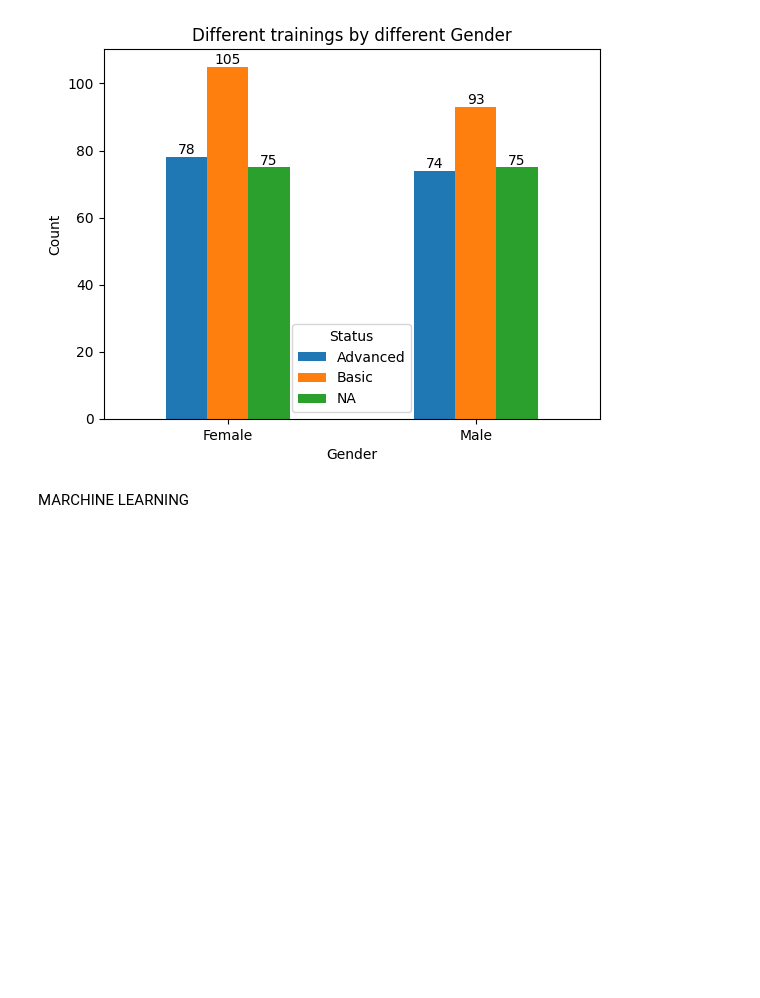
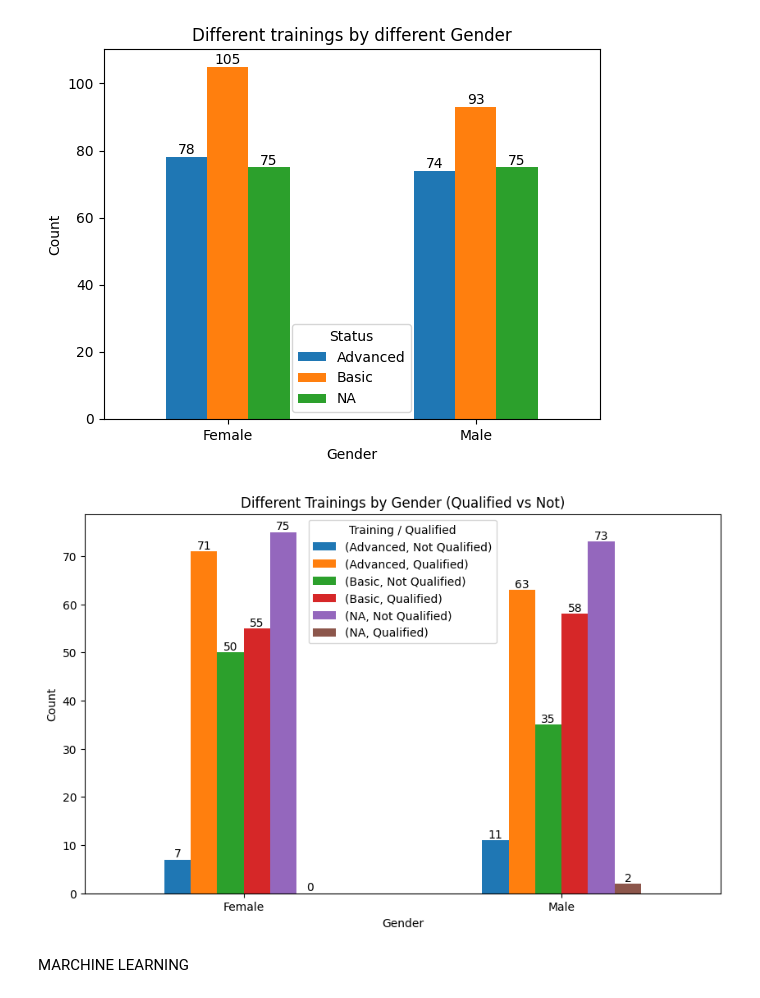
Before and after one commit to sylviaalice58/drivinglincense-, a Jupyter notebook: eda.ipynb, the cells around one changed output. Cells and saved outputs as stored; diff of their text form; code cells hidden in the pictures; blank space fills up the shorter version.

Commit message:
data science

```diff
--- a/eda.ipynb
+++ b/eda.ipynb
@@ -369,6 +369,33 @@ for container in ax.containers:
 plt.show()
 # %% [output]
 [figure]
+# %%
+import pandas as pd
+import matplotlib.pyplot as plt
+
+# Create crosstab with multiple columns
+ct = pd.crosstab(
+    index=data['Gender'],
+    columns=[data['Training'], data['Qualified']]
+)
+
+# Plot
+ax = ct.plot(kind='bar', figsize=(10,6))
+
+plt.title('Different Trainings by Gender (Qualified vs Not)')
+plt.xlabel('Gender')
+plt.ylabel('Count')
+plt.xticks(rotation=0)
+
+plt.legend(title='Training / Qualified')
+
+# Add values on top of bars
+for container in ax.containers:
+    ax.bar_label(container)
+
+plt.show()
+# %% [output]
+[figure, added]
 # %% [markdown]
 MARCHINE LEARNING
 # %%
```
Also changed, not shown: parts of 1 cell of this notebook, 1 other file.
